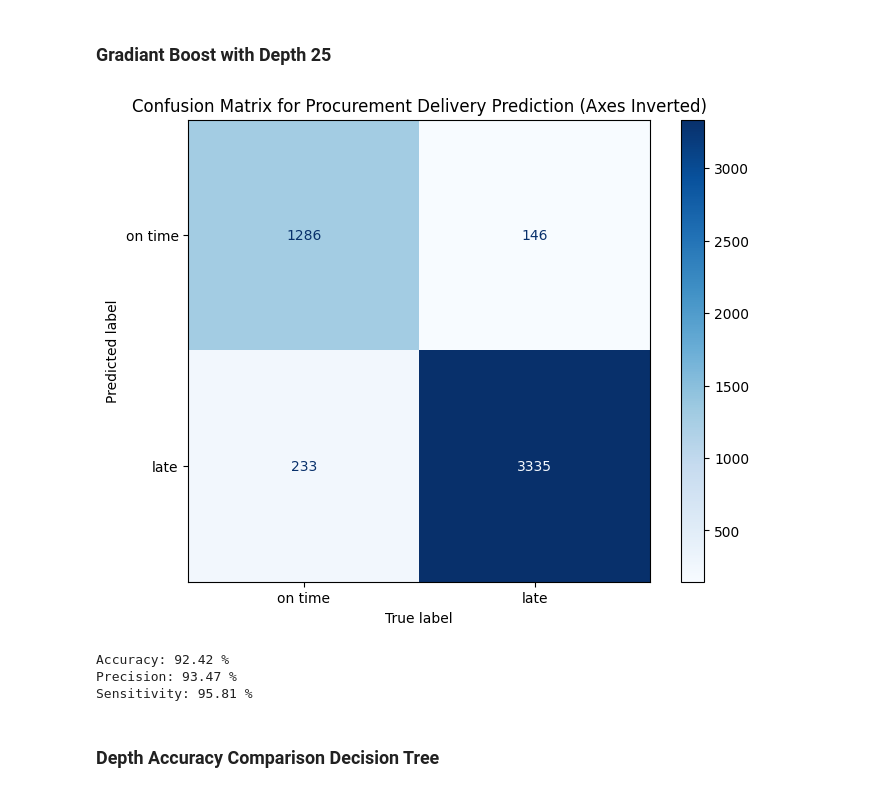
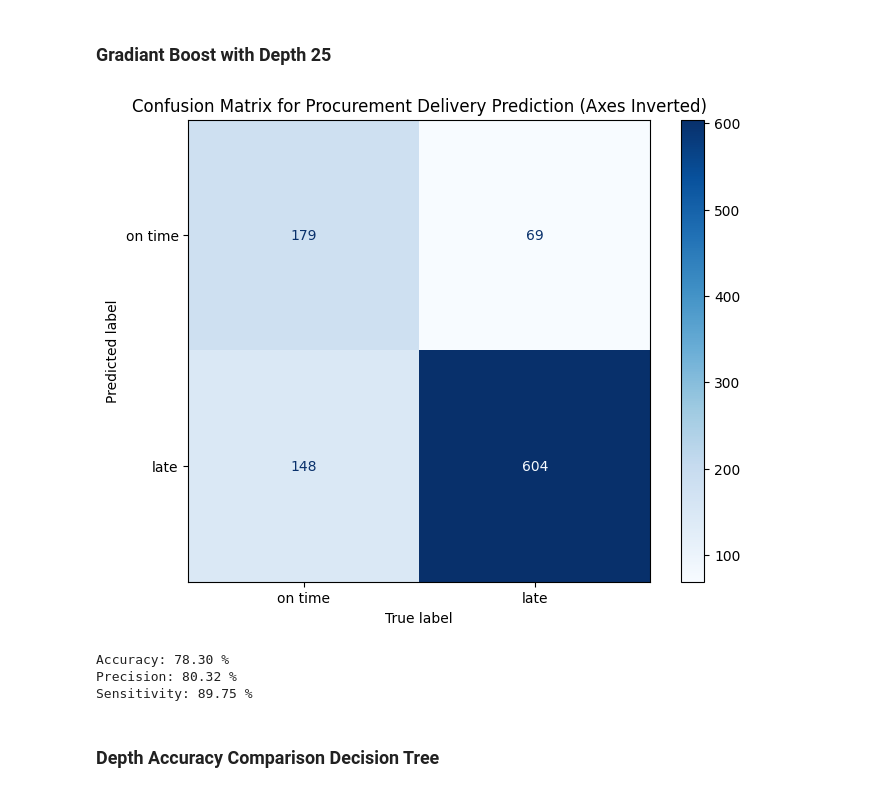
Before and after one commit to anantapdash/MBA_BusinessAnalytics_SalesPrediction, a Jupyter notebook: py_Final_CaseStudy.ipynb, the cells around one changed output. Cells and saved outputs as stored; diff of their text form; code cells hidden in the pictures.

```diff
--- a/py_Final_CaseStudy.ipynb
+++ b/py_Final_CaseStudy.ipynb
@@ -346,13 +346,14 @@ Sensitivity: 96.01 %
 import pandas as pd
 from sklearn.tree import DecisionTreeClassifier , plot_tree
 from sklearn.ensemble import RandomForestClassifier , GradientBoostingClassifier
+from sklearn.model_selection import train_test_split
 from matplotlib import pyplot as plt
 from sklearn.metrics import confusion_matrix, ConfusionMatrixDisplay, accuracy_score , precision_score , recall_score
 import os
 from datetime import datetime
 
 # Set the run ID and current date for file naming
-maxdepth = 25
+maxdepth = 3
 runID = 'GB_'+str(maxdepth) +'_Price_Catagorized_'
 now_str = datetime.now().strftime("%Y%m%d")
 
@@ -399,62 +400,83 @@ features = (['quantity'] +
 [col for col in transactions3.columns if col.startswith('price_category_')]);
 
 # Train a Gradiant booster Classifier with depth of 25
-gbm = GradientBoostingClassifier(n_estimators=100, max_depth=maxdepth)
-gbm.fit(X=transactions3[features], y=transactions3['late'])
+
+random_var = 2025
+
+X_train, X_test, y_train, y_test = train_test_split(
+    transactions3[features],
+    transactions3['late'],
+    test_size=0.2,
+    random_state=random_var
+)
+
+gbm = GradientBoostingClassifier(max_depth=maxdepth, n_estimators=100, random_state=random_var)
+gbm.fit(X=X_train, y=y_train)
+
+# gbm = GradientBoostingClassifier(n_estimators=100, max_depth=maxdepth)
+# gbm.fit(X=transactions3[features], y=transactions3['late'])
 
 # How to plot trees in Gradient Boosting Classifier?
-
-
 
 #plot_tree(tree, feature_names=features, class_names=['on time','late'], filled=True)
 #plt.tight_layout
 #plt.savefig('Decision_Trees/'+runID+'decision_tree_v_'+now_str+'.png', dpi=300, bbox_inches='tight')
 #plt.show()
 
+gbm_pred = gbm.predict(X_test)
+y_pred_train = gbm.predict(X_train)
+
+train_acc = accuracy_score(y_true=y_train, y_pred=y_pred_train)
+test_acc = accuracy_score(y_true=y_test, y_pred=gbm_pred)
 # Make predictions on the training data
-gbm_pred = gbm.predict(transactions3[features])
-y_true = transactions3['late']
-cm = confusion_matrix(y_true, gbm_pred)
+# gbm_pred = gbm.predict(transactions3[features])
+#y_true = transactions3['late']
+cm = confusion_matrix(y_test, gbm_pred)
 cm_transposed = cm.T
 
 # Create a confusion matrix display with transposed axes
 disp = ConfusionMatrixDisplay(confusion_matrix=cm_transposed,
                              display_labels=['on time', 'late'])
 
 # Create a figure and plot
 fig, ax = plt.subplots(figsize=(8, 6))
 disp.plot(ax=ax, cmap='Blues')
 plt.xlabel('True label')  # This will now be on the x-axis
 plt.ylabel('Predicted label')  # This will now be on the y-axis
 plt.title('Confusion Matrix for Procurement Delivery Prediction (Axes Inverted)')
 plt.savefig('Confusion_matrix/'+runID+'confusion_matrix_v_'+now_str+'.png', dpi=300, bbox_inches='tight')
 plt.show()
 
-accuracy = accuracy_score(y_true = y_true , y_pred = gbm_pred)
-precision = precision_score(y_true = y_true , y_pred = gbm_pred)
-sensitivity = recall_score(y_true = y_true , y_pred = gbm_pred)
+# accuracy = accuracy_score(y_true = y_true , y_pred = gbm_pred)
+# precision = precision_score(y_true = y_true , y_pred = gbm_pred)
+# sensitivity = recall_score(y_true = y_true , y_pred = gbm_pred)
+
+accuracy = accuracy_score(y_true = y_test , y_pred = gbm_pred)
+precision = precision_score(y_true = y_test , y_pred = gbm_pred)
+sensitivity = recall_score(y_true = y_test , y_pred = gbm_pred)
+
 
 print (f"Accuracy: {accuracy * 100:.2f} %")
 print (f"Precision: {precision * 100:.2f} %")
 print (f"Sensitivity: {sensitivity * 100:.2f} %")
 
 output_text = (
     f"Accuracy: {accuracy * 100:.2f} %\n"
     f"Precision: {precision * 100:.2f} %\n"
     f"Sensitivity: {sensitivity * 100:.2f} %"
 )
 
 # Create a figure
 fig, ax = plt.subplots(figsize=(6, 2))
 ax.axis('off')  # Hide axes
 plt.text(0.01, 0.5, output_text, fontsize=14, va='center', ha='left')
 plt.savefig(f'Performance_Measurement/{runID}metrics_output_{now_str}.png', bbox_inches='tight', dpi=300)
 plt.close()
 # %% [output]
-[figure, old version]
+[figure, new version]
-Accuracy: 92.42 %
-Precision: 93.47 %
-Sensitivity: 95.81 %
+Accuracy: 78.30 %
+Precision: 80.32 %
+Sensitivity: 89.75 %
 # %% [markdown]
 ### Depth Accuracy Comparison Decision Tree
 # %%
```
Also changed, not shown: parts of 3 cells of this notebook, 38 other files.
